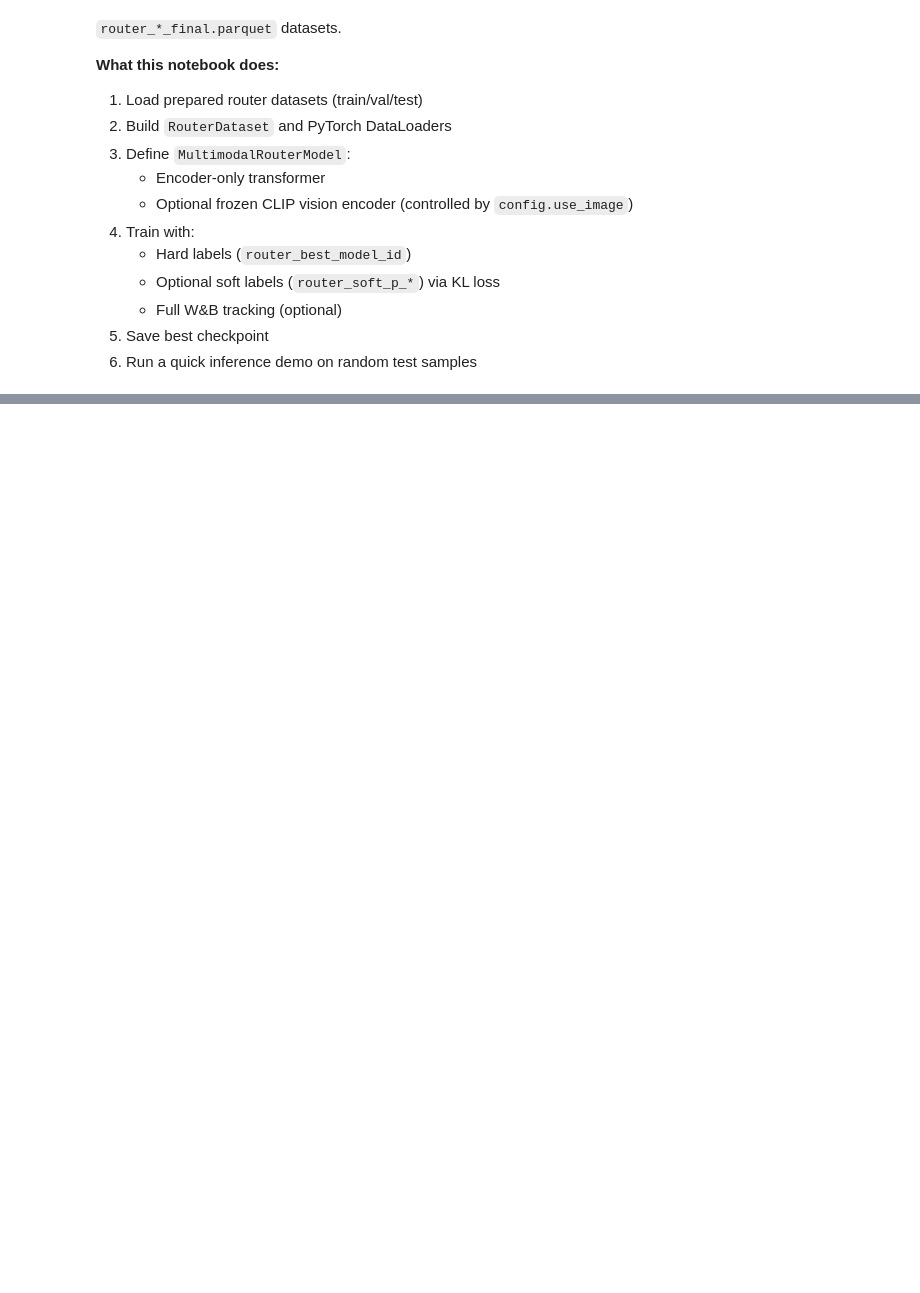
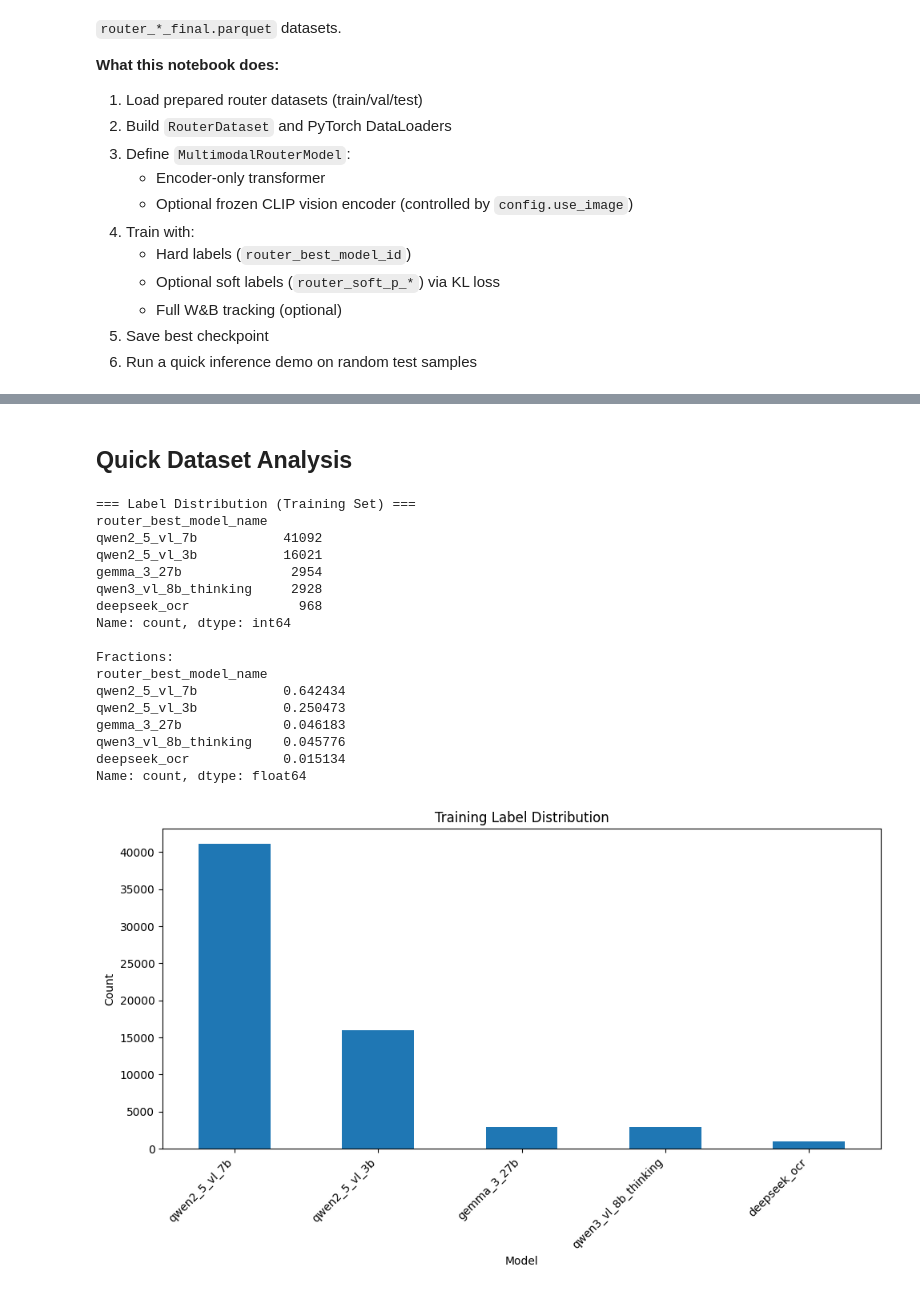
Before and after one commit to Vedaang-Chopra/Which_VLM_Router, a Jupyter notebook: code_base/which_vlm/artemis/06b_training_router_v2.ipynb, the cells around one changed output, grey strips where cells are left out. Saved outputs shown, nothing was run; the diff lists cells and outputs as text; code cells hidden in the pictures; blank space fills up the shorter version.

```diff
--- a/code_base/which_vlm/artemis/06b_training_router_v2.ipynb
+++ b/code_base/which_vlm/artemis/06b_training_router_v2.ipynb
@@ -49,7 +49,7 @@ class RouterConfig:
     """Complete configuration for router training & logging."""
 
     # Paths
-    data_root: Path = Path.cwd().parent.parent.parent / "dataset" / "final_dataset"
+    data_root: Path = Path.cwd().parent.parent.parent / "dataset" / "final_dataset" # / "router_lexico"
     image_root: Path = Path.cwd().parent.parent.parent / "dataset" / "which_vlm_data" / "images"
     output_dir: Path = Path.cwd() / "router_training_outputs"
     checkpoint_dir: Path = Path.cwd() / "router_checkpoints"
@@ -71,7 +71,7 @@ class RouterConfig:
     max_text_length: int = 256
 
     # Vision usage
-    use_image: bool = True          # <-- Toggle this to False for text-only router
+    use_image: bool = False          # <-- Toggle this to False for text-only router
     freeze_vision: bool = True      # Keep CLIP frozen by default
 
     # Training
@@ -175,3 +203,6 @@ num_models = len(model_names)
 print("\nLabel stats:")
 print(train_df["router_best_model_id"].value_counts().sort_index())
 print(f"\nNum models inferred: {num_models}")
+ID_TO_NAME = {i: name for i, name in enumerate(model_names)}
+NAME_TO_ID = {name: i for i, name in ID_TO_NAME.items()}
+NUM_MODELS = num_models
@@ -177,0 +227,45 @@ print(f"\nNum models inferred: {num_models}")
+# %% [markdown]
+## Quick Dataset Analysis
+# %%
+# Inspect label distribution
+print("\n=== Label Distribution (Training Set) ===")
+if "router_best_model_name" in train_df.columns:
+    label_series = train_df["router_best_model_name"]
+    label_dist = label_series.value_counts()
+    labels_for_plot = label_dist.index.tolist()
+else:
+    label_series = train_df["router_best_model_id"]
+    label_dist = label_series.value_counts().sort_index()
+    labels_for_plot = [ID_TO_NAME.get(i, str(i)) for i in label_dist.index]
+
+print(label_dist)
+print("\nFractions:")
+print(label_dist / len(train_df))
+
+fig, ax = plt.subplots(figsize=(10, 6))
+label_dist.plot(kind="bar", ax=ax)
+ax.set_title("Training Label Distribution")
+ax.set_xlabel("Model")
+ax.set_ylabel("Count")
+ax.set_xticklabels(labels_for_plot, rotation=45, ha="right")
+plt.tight_layout()
+plt.show()
+# %% [output]
+=== Label Distribution (Training Set) ===
+router_best_model_name
+qwen2_5_vl_7b           41092
+qwen2_5_vl_3b           16021
+gemma_3_27b              2954
+qwen3_vl_8b_thinking     2928
+deepseek_ocr              968
+Name: count, dtype: int64
+
+Fractions:
+router_best_model_name
+qwen2_5_vl_7b           0.642434
+qwen2_5_vl_3b           0.250473
+gemma_3_27b             0.046183
+qwen3_vl_8b_thinking    0.045776
+deepseek_ocr            0.015134
+Name: count, dtype: float64
+[figure, added]
```
Also changed, not shown: parts of 26 cells of this notebook, 7 other files.
